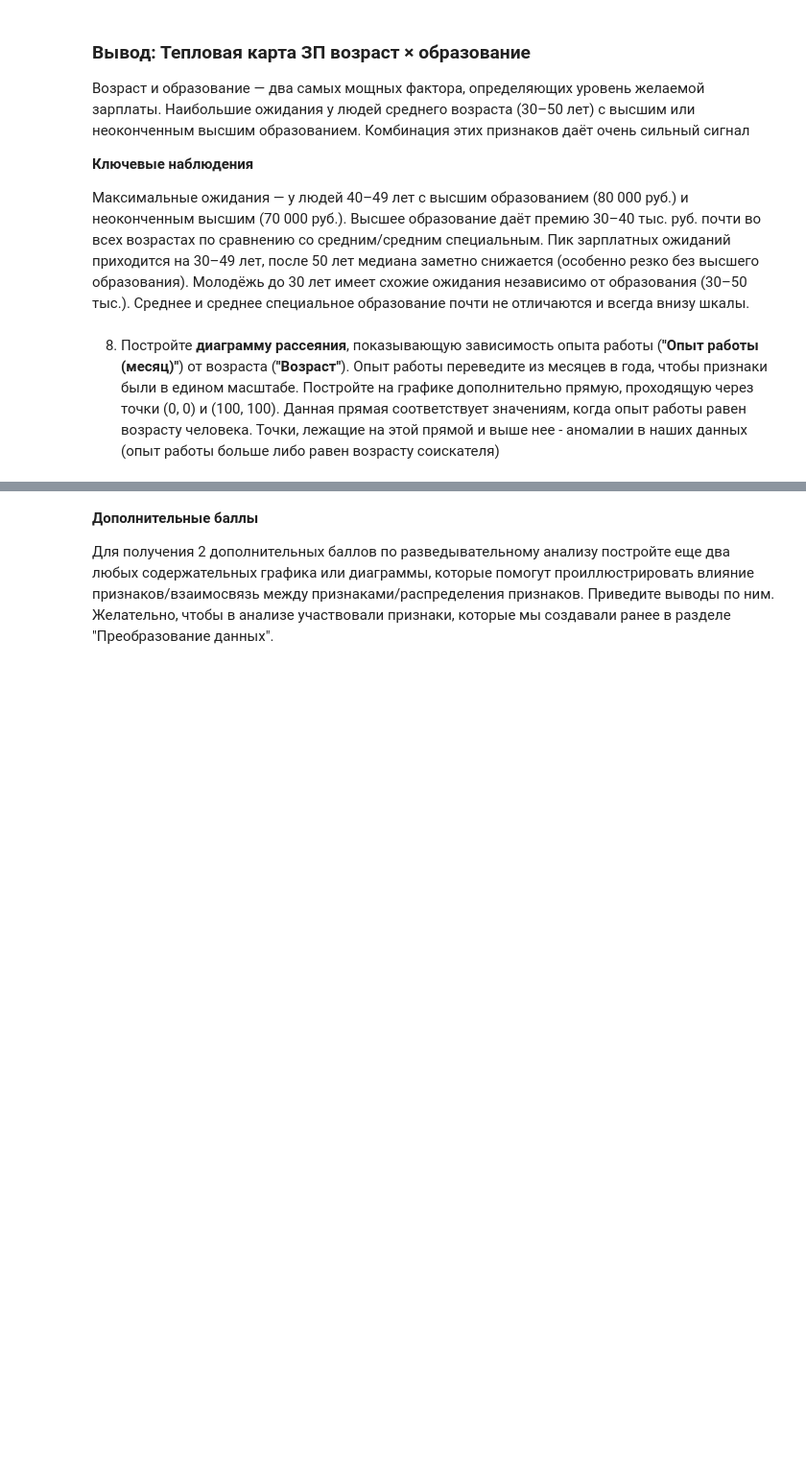
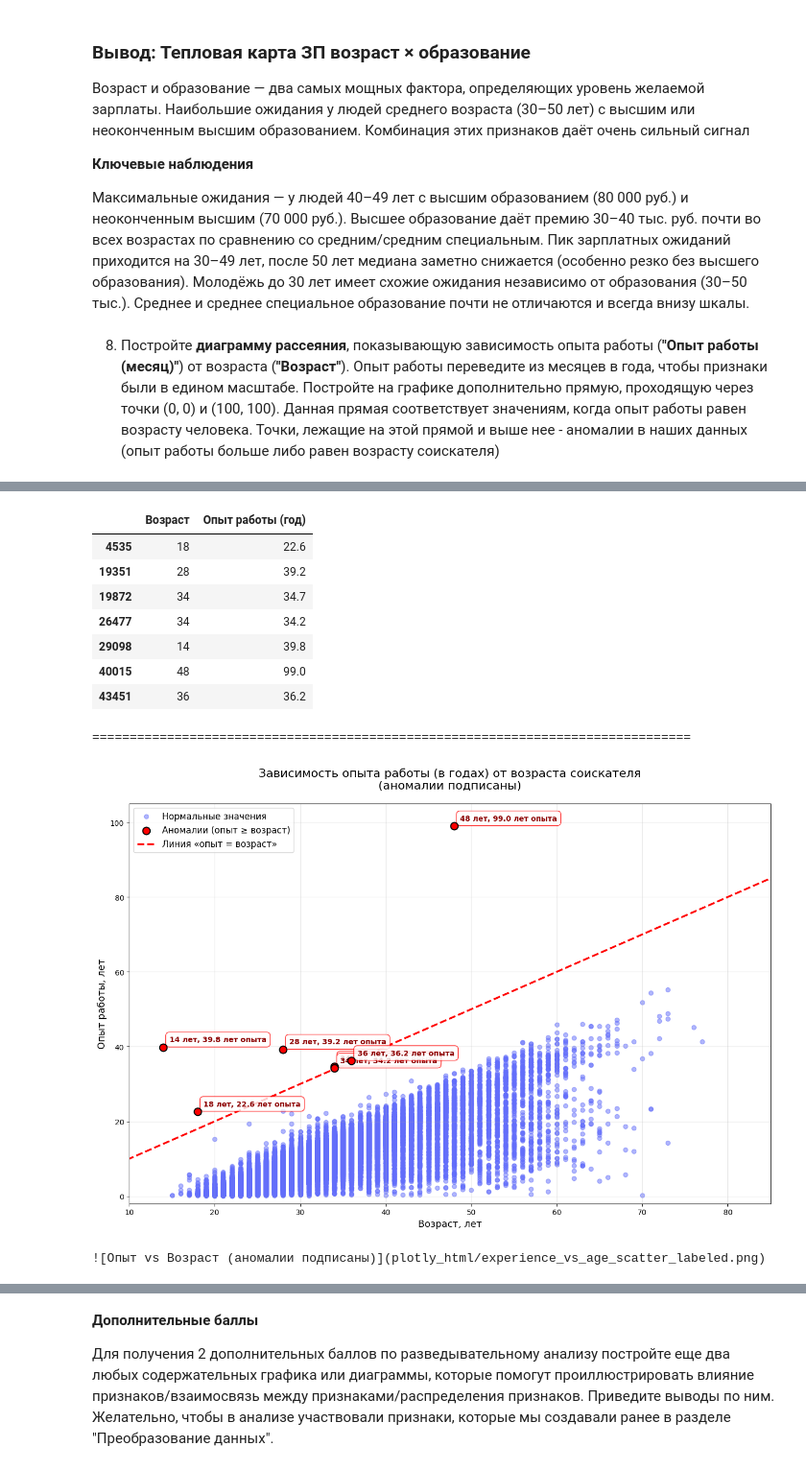
Before and after one commit to Liuboshenko/miphi-session-python-analytics, a Jupyter notebook: Python_для_анализа_данных__Итоговыи__проект_Ноутбук-шаблон.ipynb, the cells around one changed output, grey strips where cells are left out. Shown at 96% size. Cells and saved outputs as stored; diff of their text form; code cells hidden in the pictures; blank space fills up the shorter version.

```diff
--- a/Python_для_анализа_данных__Итоговыи__проект_Ноутбук-шаблон.ipynb
+++ b/Python_для_анализа_данных__Итоговыи__проект_Ноутбук-шаблон.ipynb
@@ -1572,0 +1567,63 @@ print("\n![Тепловая карта ЗП (возраст × образова
+# %%
+data = final_df.copy()
+
+# Опыт в годах (с 1 знаком после запятой)
+data['Опыт работы (год)'] = (data['Опыт работы (месяц)'] / 12).round(1)
+
+# Аномалии: опыт ≥ возраст
+data['аномалия'] = data['Опыт работы (год)'] >= data['Возраст']
+
+anom_count = data['аномалия'].sum()
+
+print("="*80)
+print("АНАЛИЗ ЗАВИСИМОСТИ ОПЫТА РАБОТЫ ОТ ВОЗРАСТА")
+print("="*80)
+print(f"Всего соискателей         : {len(data):,} чел.")
+print(f"Выявлено аномалий (опыт ≥ возраст) : {anom_count} чел.")   # должно быть 7
+print("\nКоординаты аномалий (будут подписаны на графике):")
+display(data[data['аномалия']][['Возраст', 'Опыт работы (год)']])
+print("="*80)
+
+# ------------------- График -------------------
+plt.figure(figsize=(13, 9))
+
+# Нормальные точки — полупрозрачные
+normal = data[~data['аномалия']]
+plt.scatter(normal['Возраст'], normal['Опыт работы (год)'],
+            color='#636EFA', alpha=0.5, s=35, label='Нормальные значения')
+
+# Аномалии — крупные красные с чёрной окантовкой
+anomaly = data[data['аномалия']]
+plt.scatter(anomaly['Возраст'], anomaly['Опыт работы (год)'],
+            color='red', s=100, label='Аномалии (опыт ≥ возраст)',
+            edgecolor='black', linewidth=1.5, zorder=5)
+
+# Подписываем КАЖДУЮ аномалию прямо над точкой
+for idx, row in anomaly.iterrows():
+    plt.text(row['Возраст'] + 0.7,           # немного правее точки
+             row['Опыт работы (год)'] + 1.5, # немного выше точки
+             f"{int(row['Возраст'])} лет, {row['Опыт работы (год)']} лет опыта",
+             fontsize=10, fontweight='bold', color='darkred',
+             bbox=dict(facecolor='white', alpha=0.8, edgecolor='red', boxstyle='round,pad=0.5'))
+
+# Линия y = x
+plt.plot([0, 100], [0, 100], color='red', linestyle='--', linewidth=2.5,
+         label='Линия «опыт = возраст»')
+
+plt.title("Зависимость опыта работы (в годах) от возраста соискателя\n(аномалии подписаны)",
+          fontsize=16, pad=20)
+plt.xlabel("Возраст, лет", fontsize=13)
+plt.ylabel("Опыт работы, лет", fontsize=13)
+plt.legend(fontsize=12, loc='upper left')
+plt.grid(True, alpha=0.3)
+
+# Расширяем оси, чтобы все аномалии (даже с опытом ~99 лет) были видны
+plt.xlim(10, 85)
+plt.ylim(-2, 105)
+
+plt.tight_layout()
+plt.savefig("plotly_html/experience_vs_age_scatter_labeled.png", dpi=300, bbox_inches="tight")
+plt.show()
+
+print("\n![Опыт vs Возраст (аномалии подписаны)](plotly_html/experience_vs_age_scatter_labeled.png)")
+# %% [output]
@@ -1573 +1637,12 @@ print("\n![Тепловая карта ЗП (возраст × образова
+|  | Возраст | Опыт работы (год) |
+| 4535 | 18 | 22.6 |
+| 19351 | 28 | 39.2 |
+| 19872 | 34 | 34.7 |
+| 26477 | 34 | 34.2 |
+| 29098 | 14 | 39.8 |
+| 40015 | 48 | 99.0 |
+| 43451 | 36 | 36.2 |
+================================================================================
+[figure, added]
+![Опыт vs Возраст (аномалии подписаны)](plotly_html/experience_vs_age_scatter_labeled.png)
 # %% [markdown]
```
Also changed, not shown: parts of 15 cells of this notebook.
